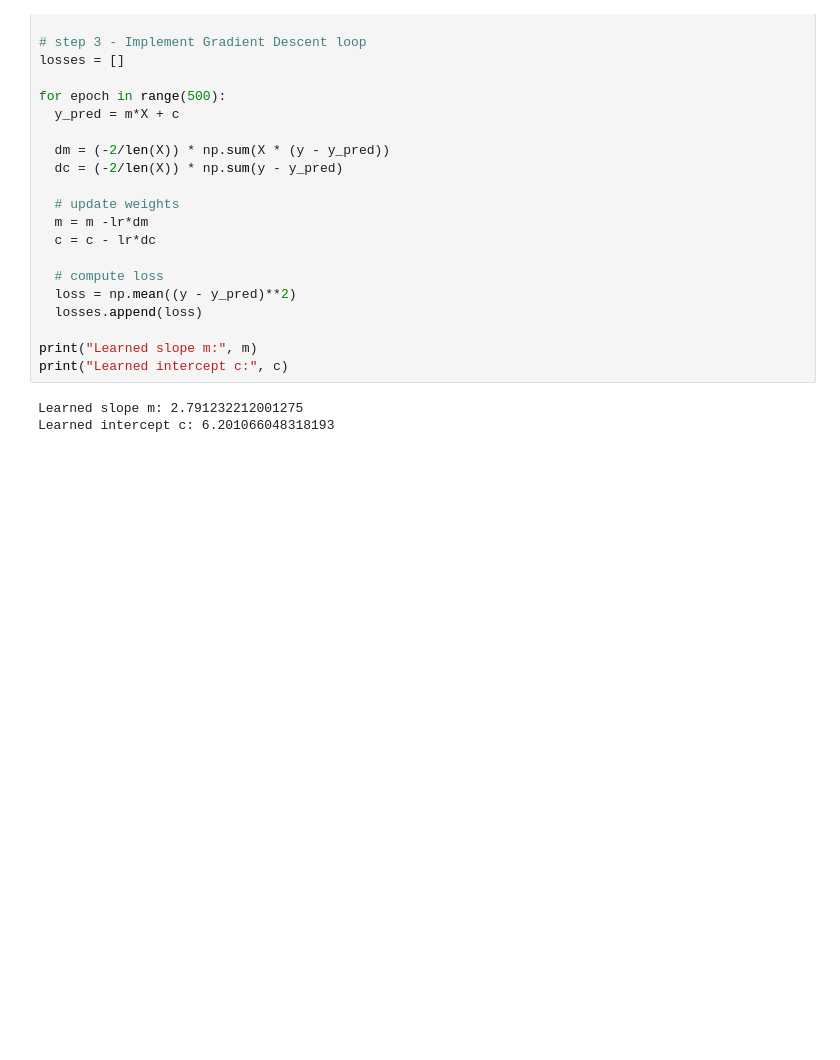
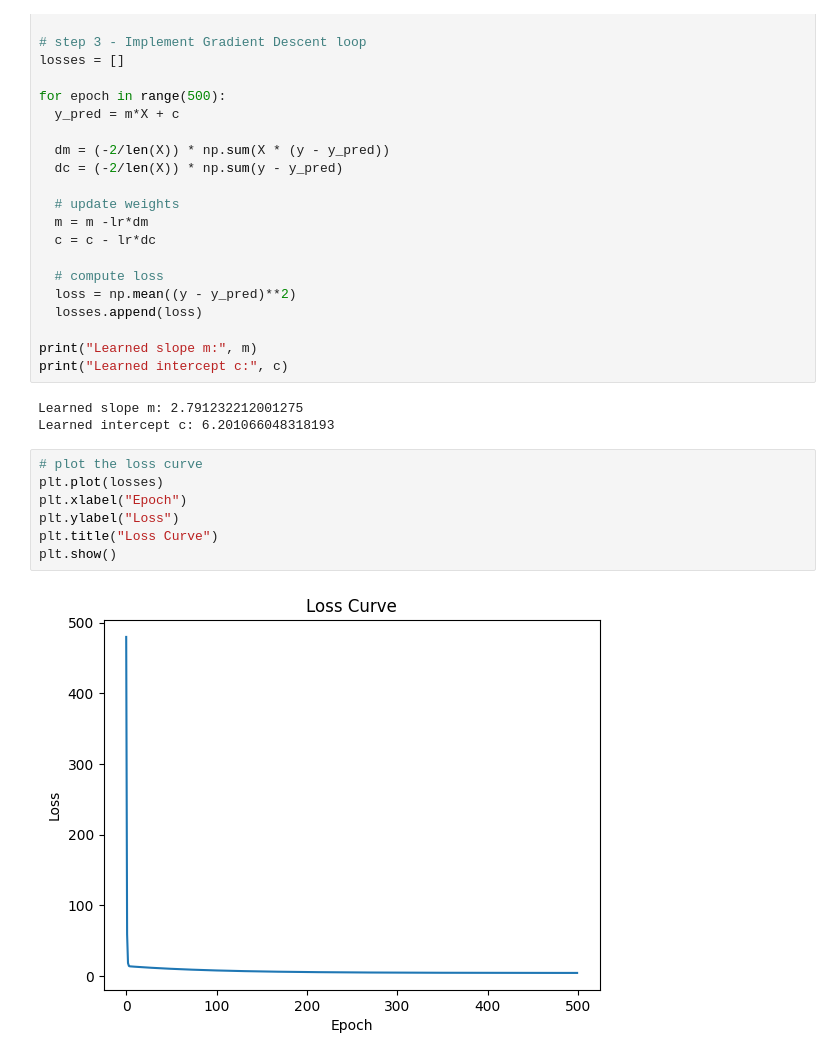
Before and after one commit to avikumart/DA-DS-Questions, a Jupyter notebook: ML_coding/Ml_coding_and_interviewn_practice.ipynb, the cells around one changed output. Drawn from its saved outputs; the diff is of its cells as text; blank space fills up the shorter version.

```diff
--- a/ML_coding/Ml_coding_and_interviewn_practice.ipynb
+++ b/ML_coding/Ml_coding_and_interviewn_practice.ipynb
@@ -121,3 +121,12 @@ print("Learned intercept c:", c)
 # %% [output]
 Learned slope m: 2.791232212001275
 Learned intercept c: 6.201066048318193
+# %%
+# plot the loss curve
+plt.plot(losses)
+plt.xlabel("Epoch")
+plt.ylabel("Loss")
+plt.title("Loss Curve")
+plt.show()
+# %% [output]
+[figure, added]
```
Also changed, not shown: parts of 10 cells of this notebook.
